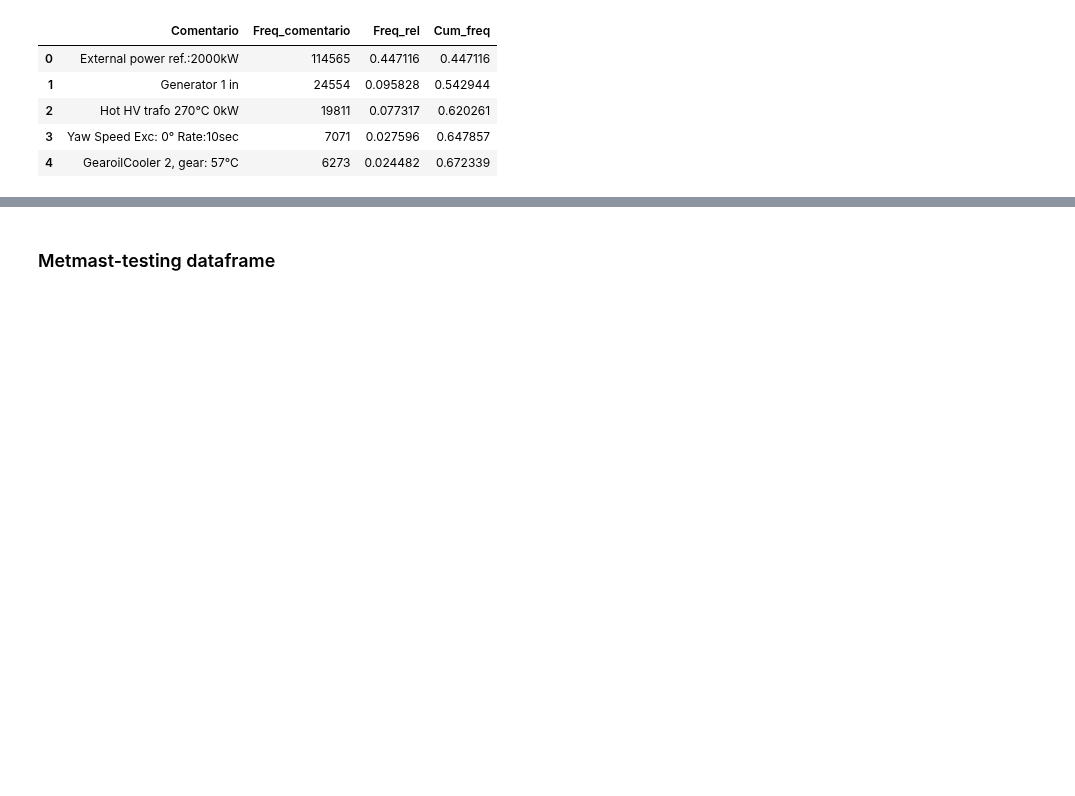
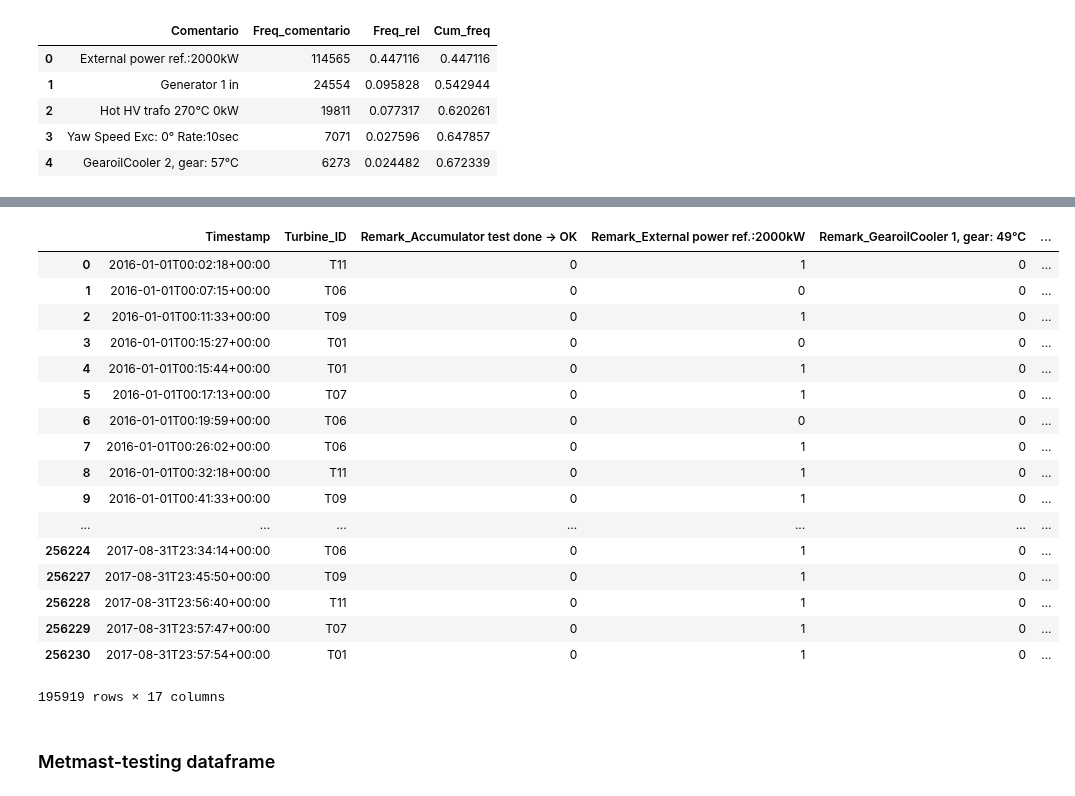
Before and after one commit to RicardoJPedro82/wmillfailprev, a Jupyter notebook: notebooks/Ricardo_exploration.ipynb, the cells around one changed output, grey strips where cells are left out. Drawn from its saved outputs; the diff is of its cells as text; code cells hidden in the pictures; blank space fills up the shorter version.

```diff
--- a/notebooks/Ricardo_exploration.ipynb
+++ b/notebooks/Ricardo_exploration.ipynb
@@ -306,6 +306,48 @@ lista_comentarios
 logs_training_df = logs_training_df[logs_training_df['Remark'].isin(lista_comentarios)]
 # %%
 df_list[5] = logs_training_df
+# %%
+def logs_dummies(df):
+    '''Uniformização da tabela de logs e transformação com get_dummies'''
+    #     Colunas a manter
+    logs_cols_manter = ['Timestamp', 'Turbine_ID', 'Remark']
+    #     Lista de comentários a manter
+    lista_comentarios = [
+        'External power ref.:2000kW', 'Generator 1 in',
+        'Hot HV trafo 270°C      0kW', 'Yaw Speed Exc:  0° Rate:10sec',
+        'GearoilCooler 2, gear:  57°C', 'GearoilCooler 1, gear:  49°C',
+        'Gen. int. vent. 1, temp: 50°C', 'Gen. ext. vent. 1, temp: 50°C',
+        'Gen. int. vent. 0, temp: 34°C', 'Gen. ext. vent. 0, temp: 34°C',
+        'Gen. ext. vent. 2, temp: 65°C', 'Gen. ext. vent. 1, temp: 49°C',
+        'Yawcontr. from:30010 to:30011', 'Yawcontr. from:30011 to:30010',
+        'Accumulator test done -> OK'
+    ]
+    #     Separação de comentários a manter
+    df = df.loc[df['Remark'].isin(lista_comentarios), logs_cols_manter]
+    #     transformação de Get_Dummies
+    df = pd.get_dummies(df, columns=['Remark'])
+    return df
+# %%
+logs_dummies(logs_training_df)
+# %% [output]
+|  | Timestamp | Turbine_ID | Remark_Accumulator test done -> OK | Remark_External power ref.:2000kW | Remark_GearoilCooler 1, gear: 49°C | ... |
+| 0 | 2016-01-01T00:02:18+00:00 | T11 | 0 | 1 | 0 | ... |
+| 1 | 2016-01-01T00:07:15+00:00 | T06 | 0 | 0 | 0 | ... |
+| 2 | 2016-01-01T00:11:33+00:00 | T09 | 0 | 1 | 0 | ... |
+| 3 | 2016-01-01T00:15:27+00:00 | T01 | 0 | 0 | 0 | ... |
+| 4 | 2016-01-01T00:15:44+00:00 | T01 | 0 | 1 | 0 | ... |
+| 5 | 2016-01-01T00:17:13+00:00 | T07 | 0 | 1 | 0 | ... |
+| 6 | 2016-01-01T00:19:59+00:00 | T06 | 0 | 0 | 0 | ... |
+| 7 | 2016-01-01T00:26:02+00:00 | T06 | 0 | 1 | 0 | ... |
+| 8 | 2016-01-01T00:32:18+00:00 | T11 | 0 | 1 | 0 | ... |
+| 9 | 2016-01-01T00:41:33+00:00 | T09 | 0 | 1 | 0 | ... |
+| ... | ... | ... | ... | ... | ... | ... |
+| 256224 | 2017-08-31T23:34:14+00:00 | T06 | 0 | 1 | 0 | ... |
+| 256227 | 2017-08-31T23:45:50+00:00 | T09 | 0 | 1 | 0 | ... |
+| 256228 | 2017-08-31T23:56:40+00:00 | T11 | 0 | 1 | 0 | ... |
+| 256229 | 2017-08-31T23:57:47+00:00 | T07 | 0 | 1 | 0 | ... |
+| 256230 | 2017-08-31T23:57:54+00:00 | T01 | 0 | 1 | 0 | ... |
+195919 rows × 17 columns
 # %% [markdown]
 ### Metmast-testing dataframe
 # %%
```
Also changed, not shown: parts of 30 cells of this notebook, 3 other files.
